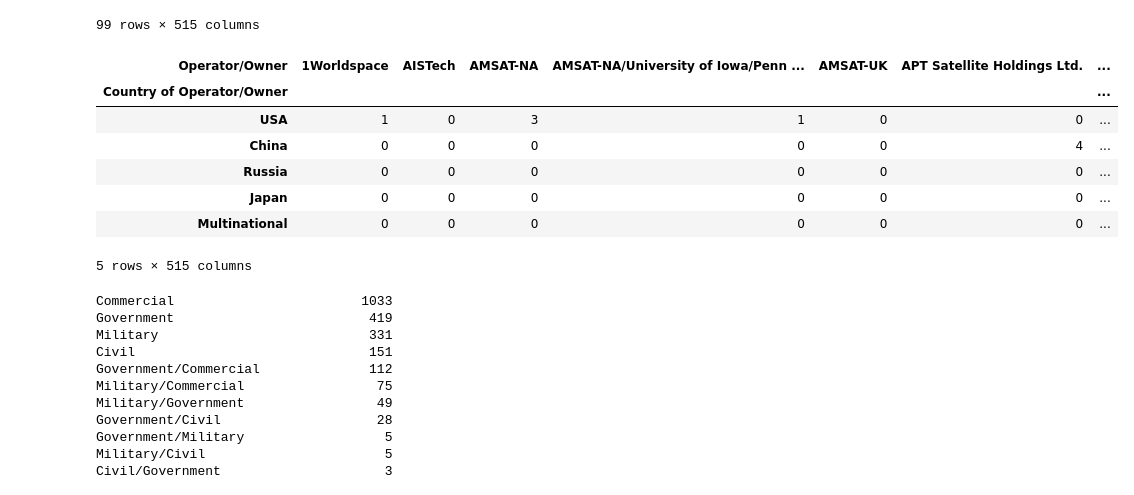
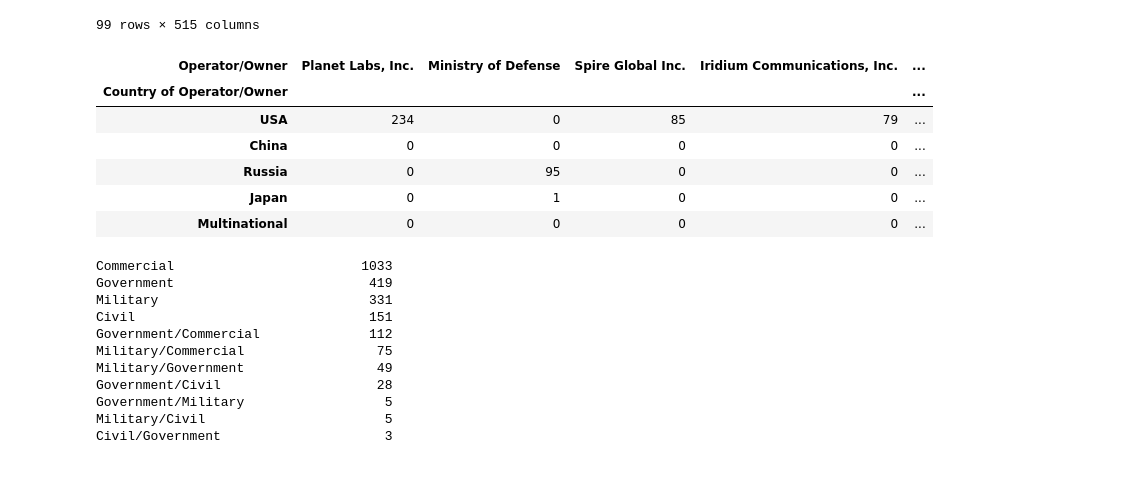
Before and after one commit to DRodriguez615/Projects, a Jupyter notebook: _ACTIVESATELLITES_.ipynb, the cells around one changed output. Cells and saved outputs as stored; diff of their text form; code cells hidden in the pictures.

```diff
--- a/_ACTIVESATELLITES_.ipynb
+++ b/_ACTIVESATELLITES_.ipynb
@@ -169,18 +168,18 @@ Country_Owner
 # %%
 # trying to figure out how to show only columns with values
 # will come back and work on more
 # wont use for visual                  #filtered countries using iloc
-top5C = Country_Owner.iloc[[83, 13, 66, 44, 56]] #95, 36, 21, 11, 33, 51, 74, 73, 1, 69, 2, 58, 42, 27, 79, 43]]
+# top 5 countries and top 10 operators/owners
+top5C = Country_Owner.iloc[[83, 13, 66, 44, 56],[353,263,410,220,350,406,368,201,96,335]] #95, 36, 21, 11, 33, 51, 74, 73, 1, 69, 2, 58, 42, 27, 79, 43]]
 top5C
 # %% [output]
-| Operator/Owner | 1Worldspace | AISTech | AMSAT-NA | AMSAT-NA/University of Iowa/Penn ... | AMSAT-UK | APT Satellite Holdings Ltd. | ... |
-| Country of Operator/Owner |  |  |  |  |  |  | ... |
-| USA | 1 | 0 | 3 | 1 | 0 | 0 | ... |
-| China | 0 | 0 | 0 | 0 | 0 | 4 | ... |
-| Russia | 0 | 0 | 0 | 0 | 0 | 0 | ... |
-| Japan | 0 | 0 | 0 | 0 | 0 | 0 | ... |
-| Multinational | 0 | 0 | 0 | 0 | 0 | 0 | ... |
+| Operator/Owner | Planet Labs, Inc. | Ministry of Defense | Spire Global Inc. | Iridium Communications, Inc. | ... |
+| Country of Operator/Owner |  |  |  |  | ... |
+| USA | 234 | 0 | 85 | 79 | ... |
+| China | 0 | 0 | 0 | 0 | ... |
+| Russia | 0 | 95 | 0 | 0 | ... |
+| Japan | 0 | 1 | 0 | 0 | ... |
+| Multinational | 0 | 0 | 0 | 0 | ... |
-5 rows × 515 columns
 # %%
 # only 4 main users
 # others based off the main 4
```
Also changed, not shown: parts of 2 cells of this notebook.
